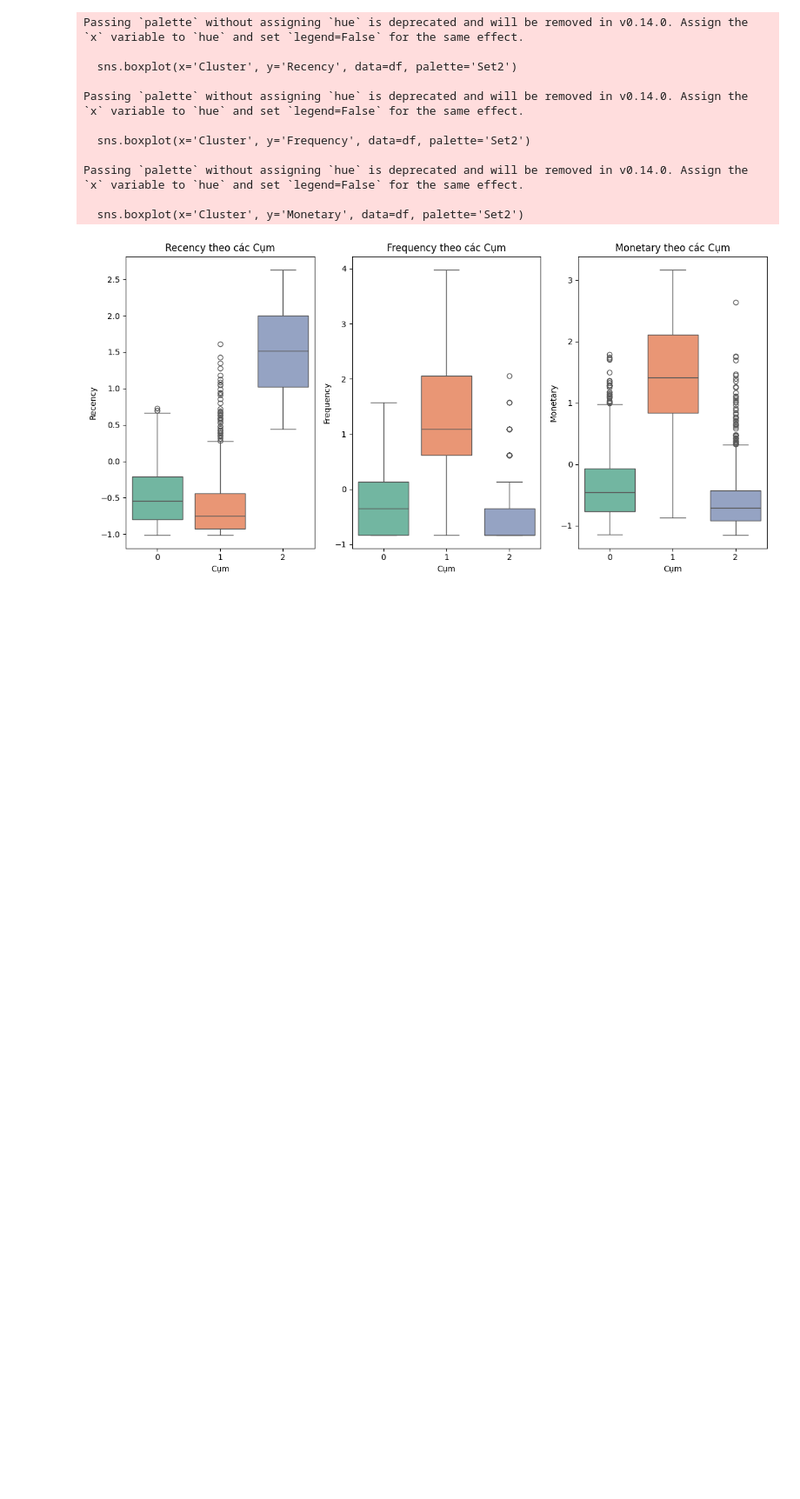
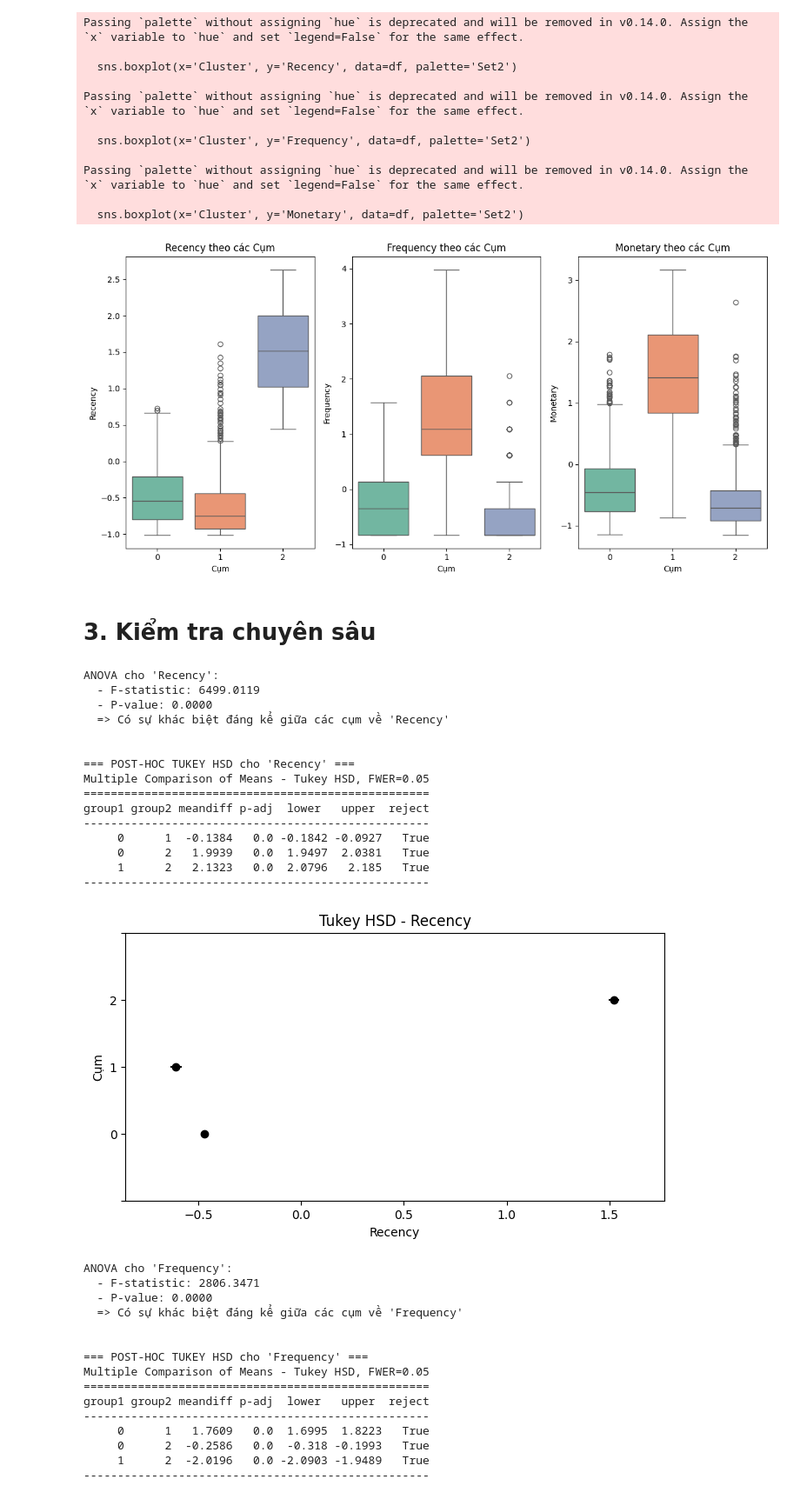
Before and after one commit to qanngyen/CRM_HT, a Jupyter notebook: anova.ipynb, the cells around one changed output. Shown at 87% size. Saved outputs shown, nothing was run; the diff lists cells and outputs as text; code cells hidden in the pictures; blank space fills up the shorter version.

```diff
--- a/anova.ipynb
+++ b/anova.ipynb
@@ -80,3 +80,66 @@ Passing `palette` without assigning `hue` is deprecated and will be removed in v
 
   sns.boxplot(x='Cluster', y='Monetary', data=df, palette='Set2')
 [figure]
+# %% [markdown]
+# 3. Kiểm tra chuyên sâu
+# %%
+def posthoc_tukey(df, column):
+    print(f"\n=== POST-HOC TUKEY HSD cho '{column}' ===")
+
+    # Thực hiện Tukey HSD
+    tukey = pairwise_tukeyhsd(endog=df[column],
+                              groups=df['Cluster'],
+                              alpha=0.05)
+
+    print(tukey)
+    tukey.plot_simultaneous(figsize=(8, 4), xlabel=column, ylabel="Cụm")
+    plt.title(f"Tukey HSD - {column}")
+    plt.show()
+
+def run_anova_with_posthoc(df, column):
+    groups = [df[df['Cluster'] == cluster][column] for cluster in clusters]
+    f_stat, p_val = f_oneway(*groups)
+    print(f"\nANOVA cho '{column}':")
+    print(f"  - F-statistic: {f_stat:.4f}")
+    print(f"  - P-value: {p_val:.4f}")
+    if p_val < 0.05:
+        print(f"  => Có sự khác biệt đáng kể giữa các cụm về '{column}'\n")
+        posthoc_tukey(df, column)
+    else:
+        print(f"  => KHÔNG có sự khác biệt đáng kể giữa các cụm về '{column}'\n")
+
+run_anova_with_posthoc(df, 'Recency')
+run_anova_with_posthoc(df, 'Frequency')
+run_anova_with_posthoc(df, 'Monetary')
+# %% [output]
+ANOVA cho 'Recency':
+  - F-statistic: 6499.0119
+  - P-value: 0.0000
+  => Có sự khác biệt đáng kể giữa các cụm về 'Recency'
+
+
+=== POST-HOC TUKEY HSD cho 'Recency' ===
+Multiple Comparison of Means - Tukey HSD, FWER=0.05
+===================================================
+group1 group2 meandiff p-adj  lower   upper  reject
+---------------------------------------------------
+     0      1  -0.1384   0.0 -0.1842 -0.0927   True
+     0      2   1.9939   0.0  1.9497  2.0381   True
+     1      2   2.1323   0.0  2.0796   2.185   True
+---------------------------------------------------
+[figure, added]
+ANOVA cho 'Frequency':
+  - F-statistic: 2806.3471
+  - P-value: 0.0000
+  => Có sự khác biệt đáng kể giữa các cụm về 'Frequency'
+
+
+=== POST-HOC TUKEY HSD cho 'Frequency' ===
+Multiple Comparison of Means - Tukey HSD, FWER=0.05
+===================================================
+group1 group2 meandiff p-adj  lower   upper  reject
+---------------------------------------------------
+     0      1   1.7609   0.0  1.6995  1.8223   True
+     0      2  -0.2586   0.0  -0.318 -0.1993   True
+     1      2  -2.0196   0.0 -2.0903 -1.9489   True
+---------------------------------------------------
```
Also changed, not shown: parts of 1 cell of this notebook, 11 other files.
